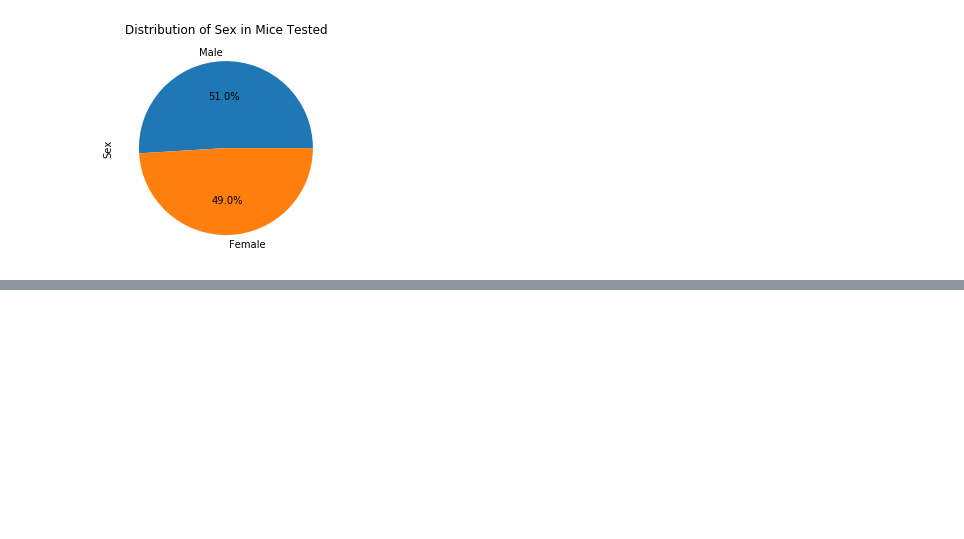
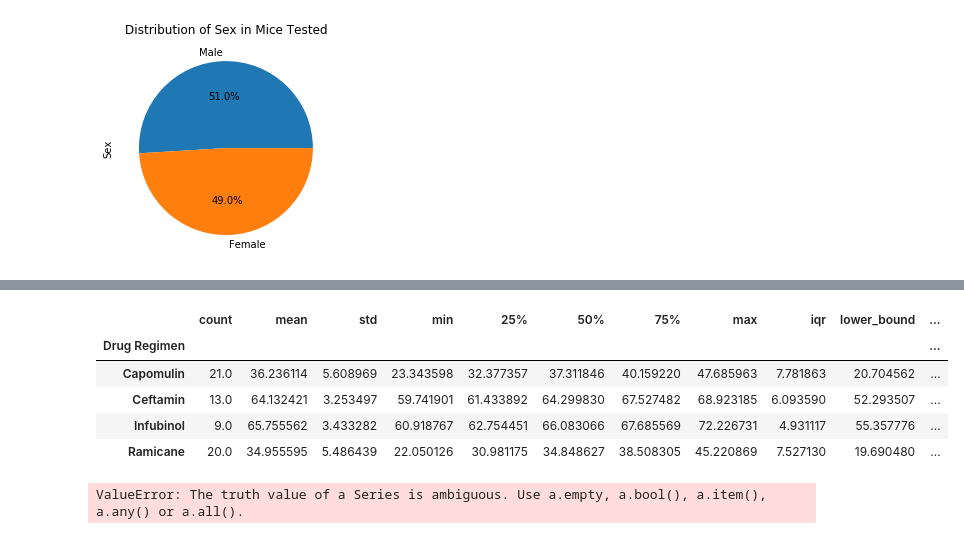
Before and after one commit to jackatopolis/Matplotlib-challenge, a Jupyter notebook: Pymaceuticals/pymaceuticals.ipynb, the cells around one changed output, grey strips where cells are left out. Cells and saved outputs as stored; diff of their text form; code cells hidden in the pictures; blank space fills up the shorter version.

```diff
--- a/Pymaceuticals/pymaceuticals.ipynb
+++ b/Pymaceuticals/pymaceuticals.ipynb
@@ -172,7 +169,18 @@ plt.show()
 ## Quartiles, Outliers, and Boxplots
 # Calculate the final tumor volume of each mouse across four of the treatment regimens:
 # Capomulin, Ramicane, Infubinol, and Ceftamin
-
+drug_list = ['Capomulin','Ramicane','Infubinol','Ceftamin']
+tum_vol = []
+last_df = combo_df.loc[combo_df['Timepoint']==max(combo_df['Timepoint'])]
+for x in drug_list:
+    tv = last_df.loc[last_df['Drug Regimen']==x]
+    tum_vol.append(tv)
+merged = pd.merge(tum_vol[0],tum_vol[1],how='outer')
+merged = pd.merge(merged,tum_vol[2],how='outer')
+merged = pd.merge(merged,tum_vol[3],how='outer')
 # Start by getting the last (greatest) timepoint for each mouse
-
+drug_stats = merged.groupby('Drug Regimen').describe()["Tumor Volume (mm3)"]
 # Merge this group df with the original dataframe to get the tumor volume at the last timepoint
+# %%
+drug_stats['iqr'] = drug_stats['75%']-drug_stats['25%']
+drug_stats
@@ -178,0 +194,17 @@ plt.show()
+# %%
+drug_stats['lower_bound']=drug_stats['25%']-1.5*drug_stats['iqr']
+drug_stats['upper_bound']=drug_stats['75%']+1.5*drug_stats['iqr']
+drug_stats
+# %% [output]
+|  | count | mean | std | min | 25% | 50% | 75% | max | iqr | lower_bound | ... |
+| Drug Regimen |  |  |  |  |  |  |  |  |  |  | ... |
+| Capomulin | 21.0 | 36.236114 | 5.608969 | 23.343598 | 32.377357 | 37.311846 | 40.159220 | 47.685963 | 7.781863 | 20.704562 | ... |
+| Ceftamin | 13.0 | 64.132421 | 3.253497 | 59.741901 | 61.433892 | 64.299830 | 67.527482 | 68.923185 | 6.093590 | 52.293507 | ... |
+| Infubinol | 9.0 | 65.755562 | 3.433282 | 60.918767 | 62.754451 | 66.083066 | 67.685569 | 72.226731 | 4.931117 | 55.357776 | ... |
+| Ramicane | 20.0 | 34.955595 | 5.486439 | 22.050126 | 30.981175 | 34.848627 | 38.508305 | 45.220869 | 7.527130 | 19.690480 | ... |
+# %%
+for x in drug_list:
+    outlier = merged.loc[(merged['Drug Regimen']==x) and
+                         (merged['Tumor Volume (mm3)'] > drug_stats.loc[drug_stats['Drug Regimen']==x]['upper_bound'])]
+# %% [output]
+ValueError: The truth value of a Series is ambiguous. Use a.empty, a.bool(), a.item(), a.any() or a.all().
```
Also changed, not shown: parts of 3 cells of this notebook.
